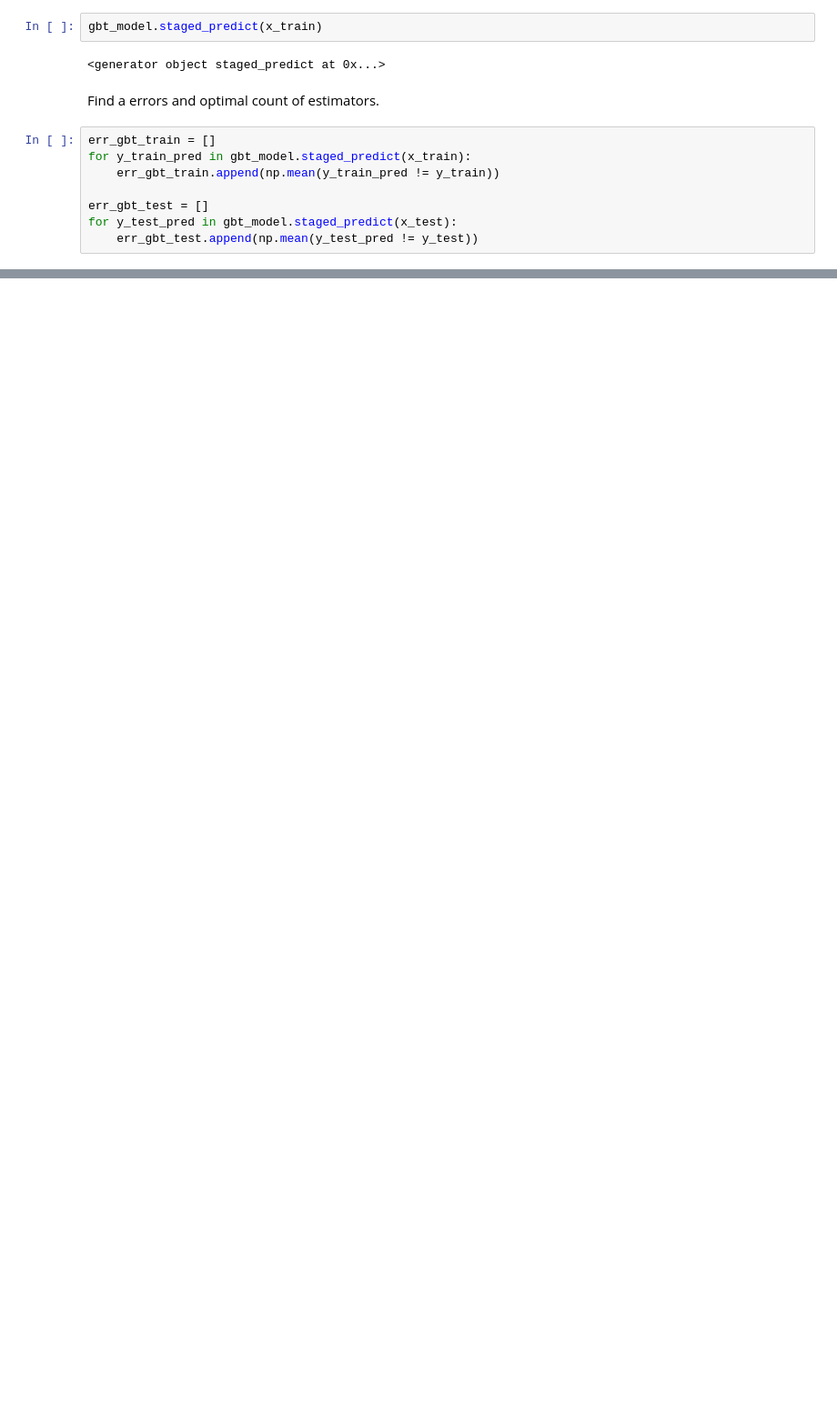
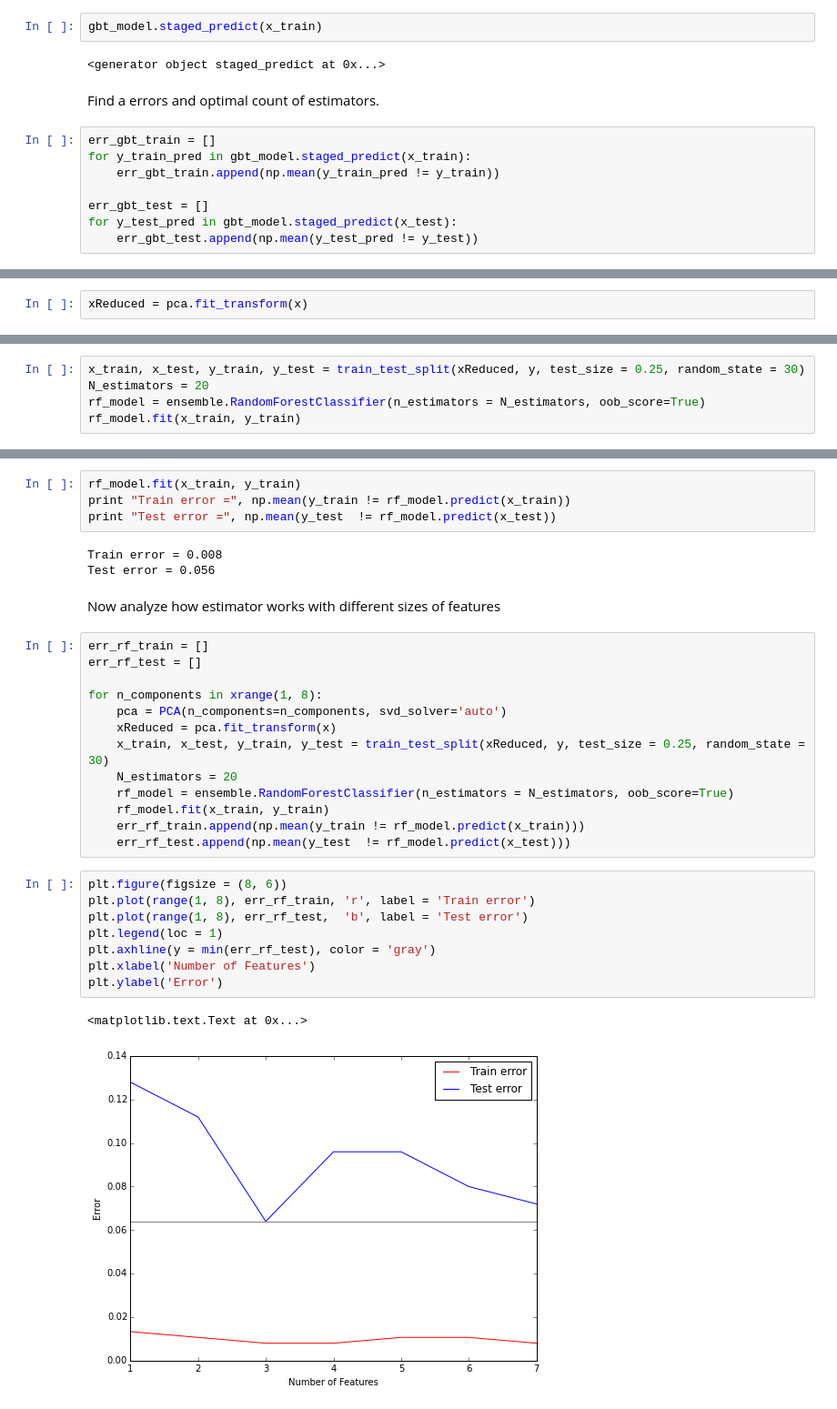
Before and after one commit to r3tgc/ML_homework, a Jupyter notebook: 1_kNN/Armenian_pubs_knn-v2.ipynb, the cells around one changed output, grey strips where cells are left out. Shown at 91% size. Saved outputs shown, nothing was run; the diff lists cells and outputs as text; blank space fills up the shorter version.

```diff
--- a/1_kNN/Armenian_pubs_knn-v2.ipynb
+++ b/1_kNN/Armenian_pubs_knn-v2.ipynb
@@ -869,0 +887,2 @@ Conclusion: a trees and ensembles of trees is not sensetive to overfitting
+# %%
+xReduced = pca.fit_transform(x)
@@ -869,0 +895,5 @@ Conclusion: a trees and ensembles of trees is not sensetive to overfitting
+# %%
+x_train, x_test, y_train, y_test = train_test_split(xReduced, y, test_size = 0.25, random_state = 30)
+N_estimators = 20
+rf_model = ensemble.RandomForestClassifier(n_estimators = N_estimators, oob_score=True)
+rf_model.fit(x_train, y_train)
@@ -869,0 +907,33 @@ Conclusion: a trees and ensembles of trees is not sensetive to overfitting
+# %%
+rf_model.fit(x_train, y_train)
+print "Train error =", np.mean(y_train != rf_model.predict(x_train))
+print "Test error =", np.mean(y_test  != rf_model.predict(x_test))
+# %% [output]
+Train error = 0.008
+Test error = 0.056
+# %% [markdown]
+Now analyze how estimator works with different sizes of features
+# %%
+err_rf_train = []
+err_rf_test = []
+
+for n_components in xrange(1, 8):
+    pca = PCA(n_components=n_components, svd_solver='auto')
+    xReduced = pca.fit_transform(x)
+    x_train, x_test, y_train, y_test = train_test_split(xReduced, y, test_size = 0.25, random_state = 30)
+    N_estimators = 20
+    rf_model = ensemble.RandomForestClassifier(n_estimators = N_estimators, oob_score=True)
+    rf_model.fit(x_train, y_train)
+    err_rf_train.append(np.mean(y_train != rf_model.predict(x_train)))
+    err_rf_test.append(np.mean(y_test  != rf_model.predict(x_test)))
+# %%
+plt.figure(figsize = (8, 6))
+plt.plot(range(1, 8), err_rf_train, 'r', label = 'Train error')
+plt.plot(range(1, 8), err_rf_test,  'b', label = 'Test error')
+plt.legend(loc = 1)
+plt.axhline(y = min(err_rf_test), color = 'gray')
+plt.xlabel('Number of Features')
+plt.ylabel('Error')
+# %% [output]
+<matplotlib.text.Text at 0x...>
+[figure, added]
```
Also changed, not shown: parts of 32 cells of this notebook.
